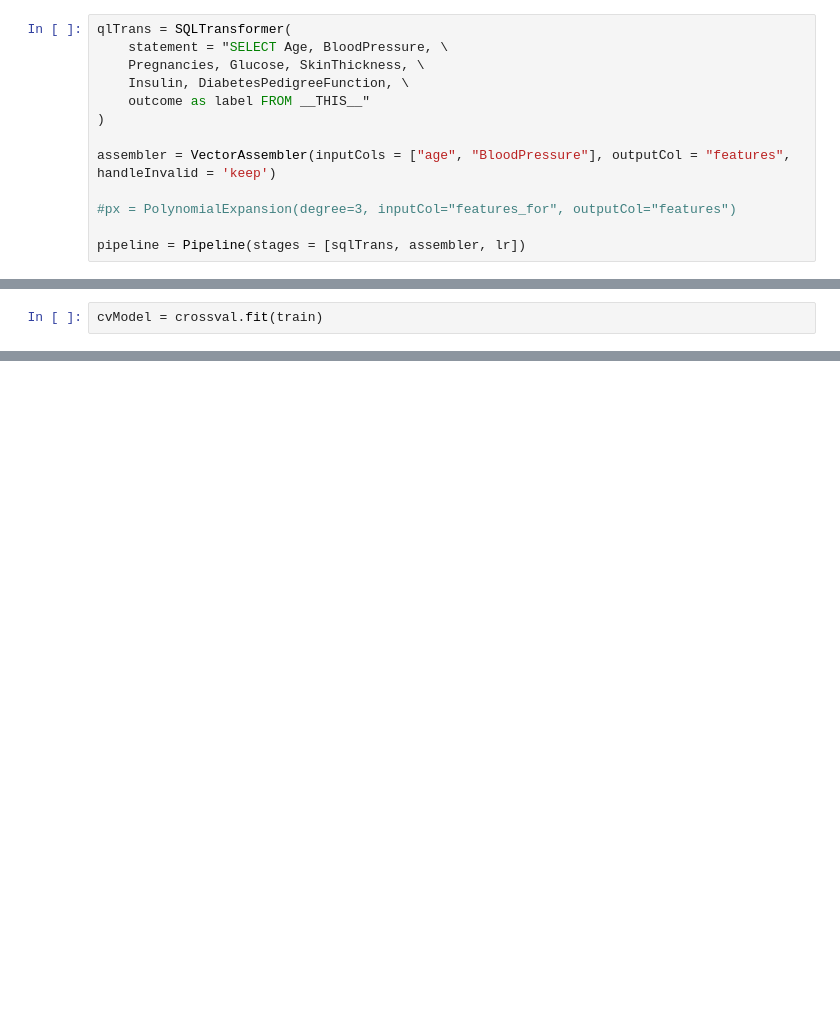
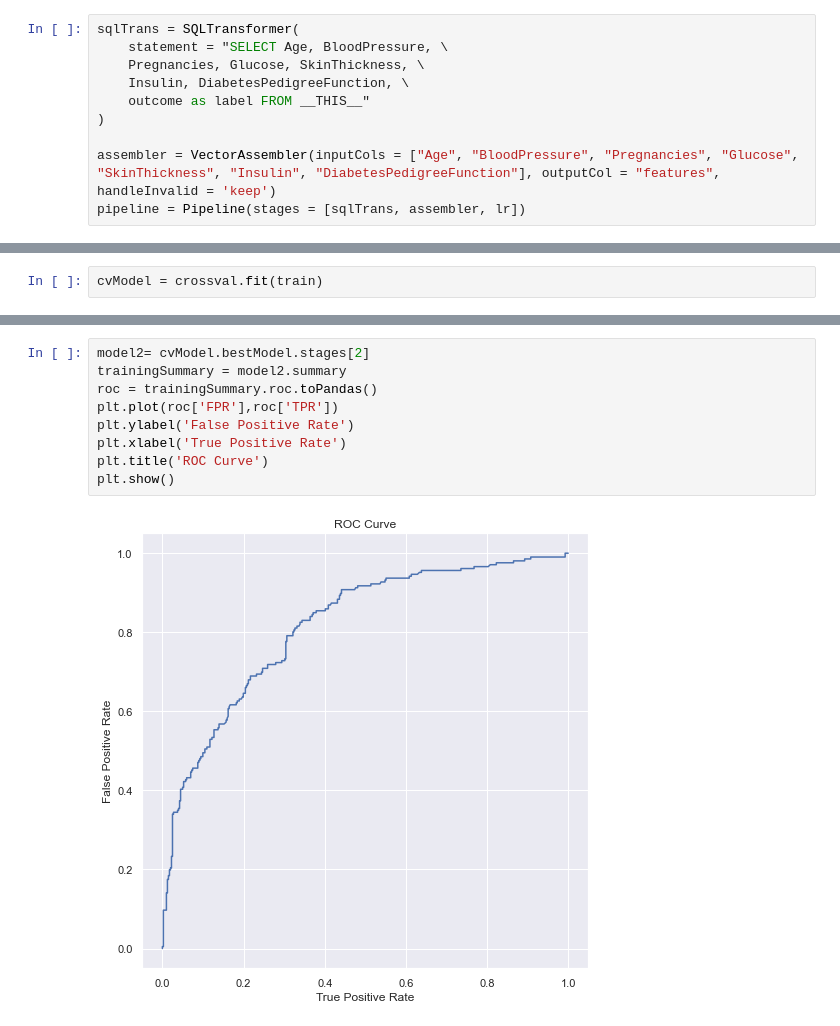
Before and after one commit to peshekhodko/FinalProject, a Jupyter notebook: FinalProject.ipynb, the cells around one changed output, grey strips where cells are left out. Drawn from its saved outputs; the diff is of its cells as text; blank space fills up the shorter version.

```diff
--- a/FinalProject.ipynb
+++ b/FinalProject.ipynb
@@ -524,17 +553,14 @@ print(test_error)
 # %% [markdown]
 ### Model 2
 # %%
-qlTrans = SQLTransformer(
+sqlTrans = SQLTransformer(
     statement = "SELECT Age, BloodPressure, \
     Pregnancies, Glucose, SkinThickness, \
     Insulin, DiabetesPedigreeFunction, \
     outcome as label FROM __THIS__"
 )
 
-assembler = VectorAssembler(inputCols = ["age", "BloodPressure"], outputCol = "features", handleInvalid = 'keep')
-
-#px = PolynomialExpansion(degree=3, inputCol="features_for", outputCol="features")
-
+assembler = VectorAssembler(inputCols = ["Age", "BloodPressure", "Pregnancies", "Glucose", "SkinThickness", "Insulin", "DiabetesPedigreeFunction"], outputCol = "features", handleInvalid = 'keep')
 pipeline = Pipeline(stages = [sqlTrans, assembler, lr])
 # %%
 paramGrid = ParamGridBuilder() \
@@ -559,3 +585,14 @@ list(zip(cvModel.avgMetrics, paramGrid))
   {Param(parent='LogisticRegression_ab0e4165242d', name='regParam', doc='regularization parameter (>= 0).'): 0.0,
    Param(parent='LogisticRegression_ab0e4165242d', name='fitIntercept', doc='whether to fit an intercept term.'): True,
    Param(parent='LogisticRegression_ab0e4165242d', name='elasticNetParam', doc='the ElasticNet mixing parameter, in range [0, 1]. For alpha = 0, the penalty is an L2 penalty. For alpha = 1, it is an L ...
+# %%
+model2= cvModel.bestModel.stages[2]
+trainingSummary = model2.summary
+roc = trainingSummary.roc.toPandas()
+plt.plot(roc['FPR'],roc['TPR'])
+plt.ylabel('False Positive Rate')
+plt.xlabel('True Positive Rate')
+plt.title('ROC Curve')
+plt.show()
+# %% [output]
+[figure, added]
```
Also changed, not shown: parts of 24 cells of this notebook.
